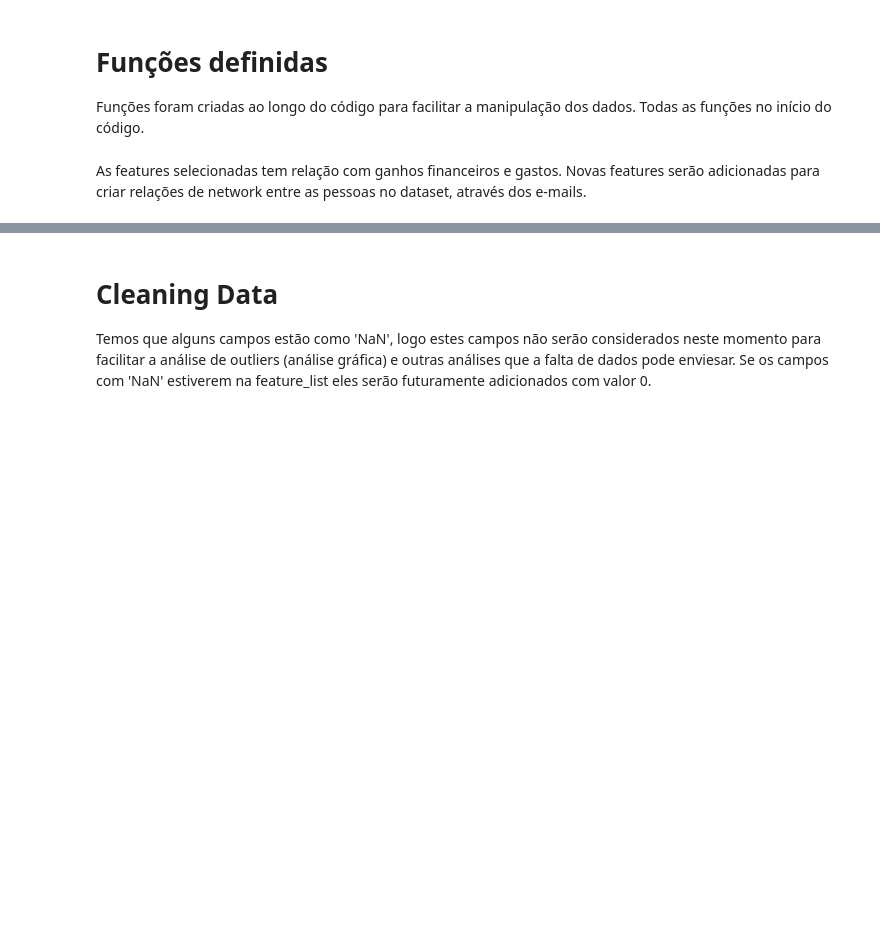
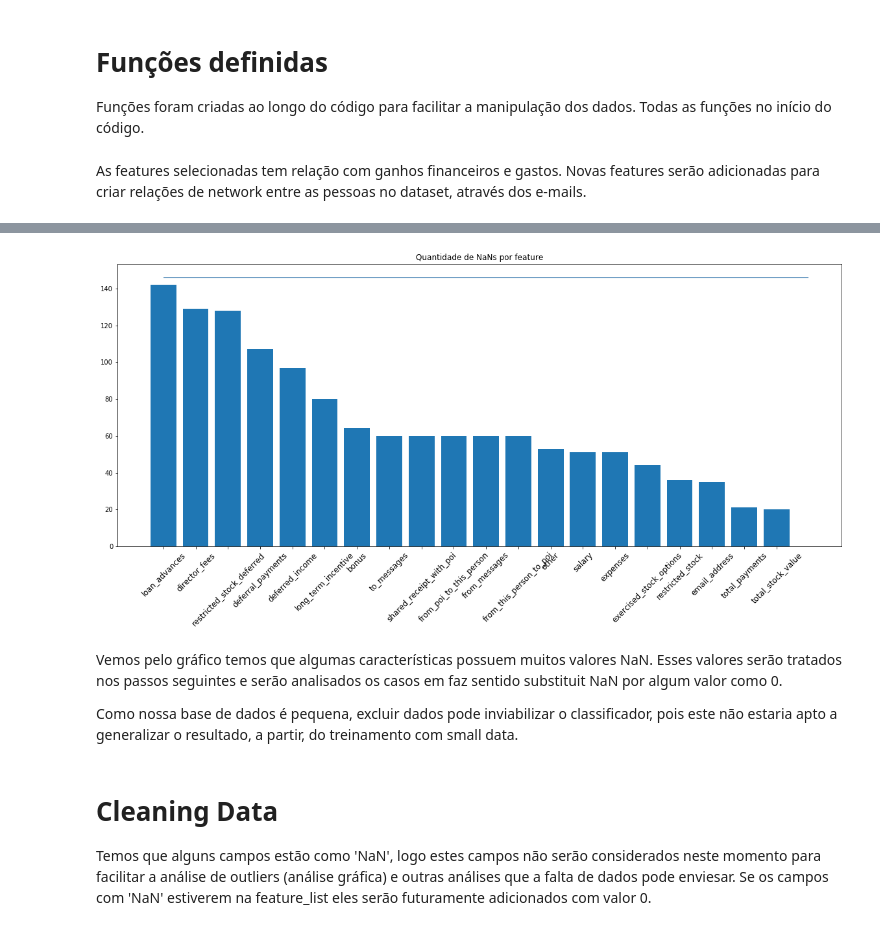
Before and after one commit to fertft1/Udacity, a Jupyter notebook: projeto 5/poid.ipynb, the cells around one changed output, grey strips where cells are left out. Cells and saved outputs as stored; diff of their text form; code cells hidden in the pictures; blank space fills up the shorter version.

```diff
--- a/projeto 5/poid.ipynb
+++ b/projeto 5/poid.ipynb
@@ -215,0 +270,7 @@ with open("final_project_dataset.pkl", "r") as data_file:
+# %%
+from collections import Counter
+counter = Counter()
+for key, value in data_dict.items():
+    for key_value, value_value in value.items():
+        if value_value == 'NaN':
+            counter[key_value] += 1
@@ -216,3 +300,19 @@ with open("final_project_dataset.pkl", "r") as data_file:
+# %%
+y = [i for _, i in counter.most_common()]
+x = [i for i, _ in counter.most_common()]
+# %%
+plt.figure(figsize=(20,8))
+plt.hlines(y=146, xmin=0, xmax=20, colors='steelblue')
+plt.bar(range(len(y)), y)
+plt.xticks(range(len(y)),x, rotation = 45, fontsize = 12)
+plt.title('Quantidade de NaNs por feature')
+plt.show()
+# %% [output]
+[figure, added]
+# %% [markdown]
+Vemos pelo gráfico temos que algumas características possuem muitos valores NaN. Esses valores serão tratados nos passos seguintes e serão analisados os casos em faz sentido substituit NaN por algum valor como 0.
+
+Como nossa base de dados é pequena, excluir dados pode inviabilizar o classificador, pois este não estaria apto a generalizar o resultado, a partir, do treinamento com small data.
 # %% [markdown]
 # Cleaning Data
 Temos que alguns campos estão como 'NaN', logo estes campos não serão considerados neste momento para facilitar a análise de outliers (análise gráfica) e outras análises que a falta de dados pode enviesar. Se os campos com 'NaN' estiverem na feature_list eles serão futuramente adicionados com valor 0.
```
Also changed, not shown: parts of 31 cells of this notebook, 4 other files.
